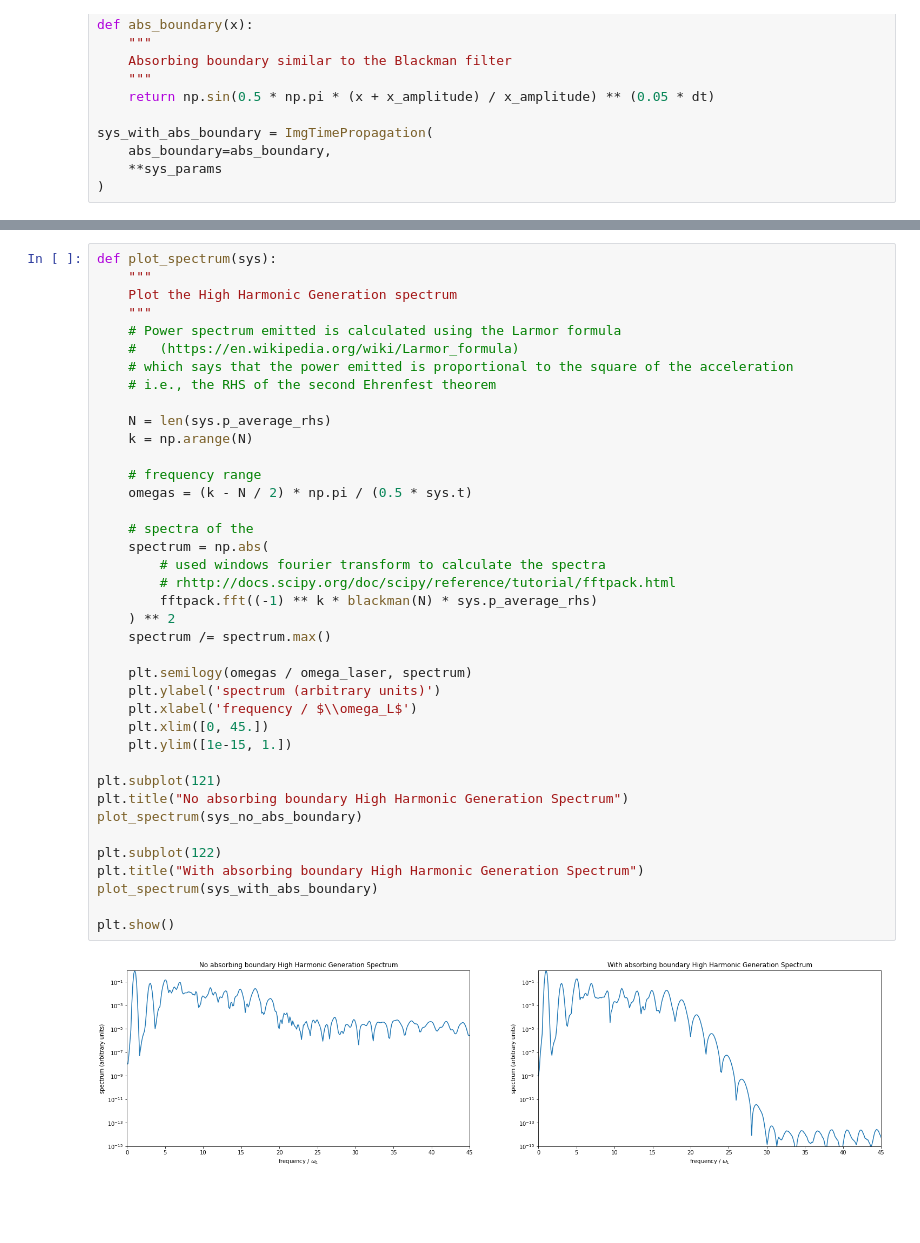
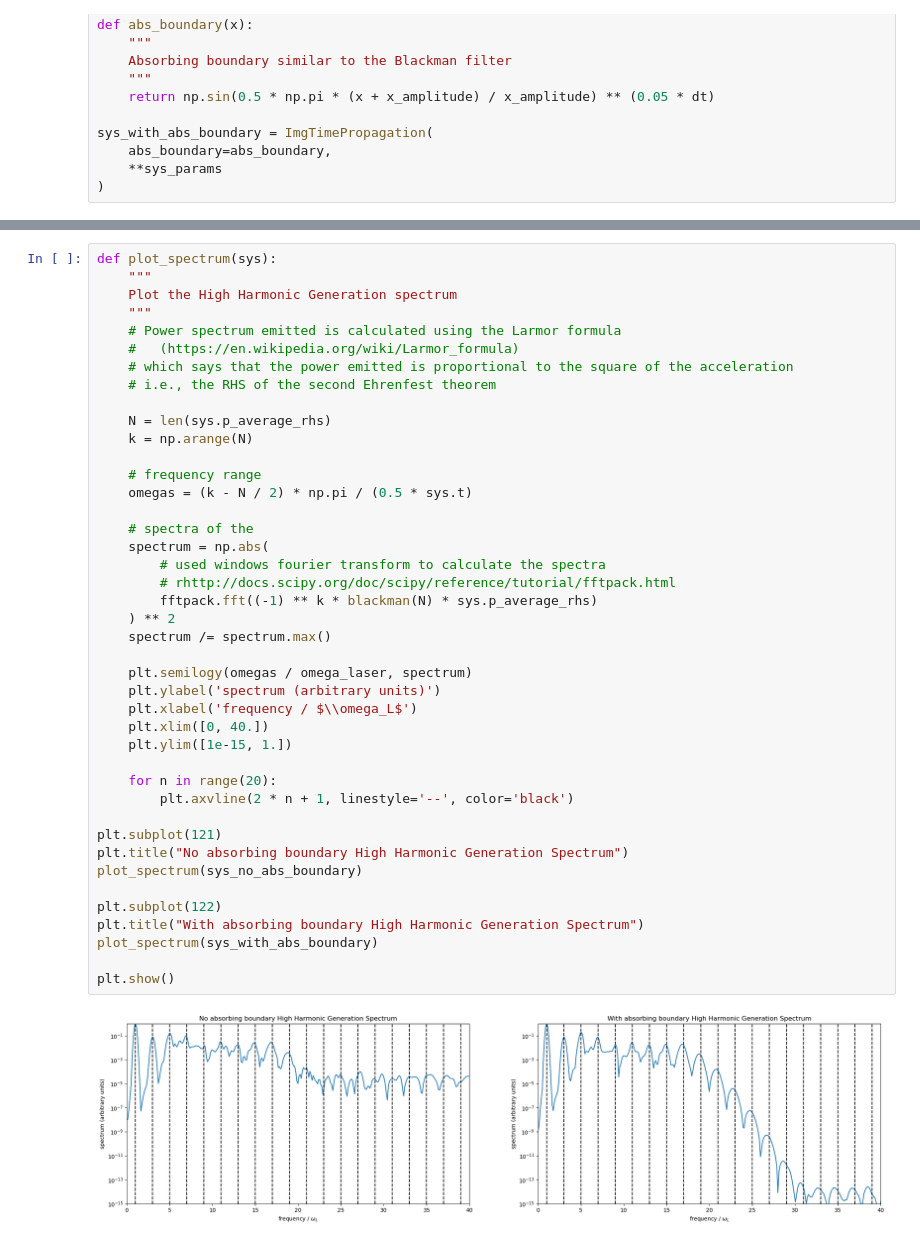
Before and after one commit to dibondar/QuantumClassicalDynamics, a Jupyter notebook: absorbing_boundary.ipynb, the cells around one changed output, grey strips where cells are left out. Cells and saved outputs as stored; diff of their text form; blank space fills up the shorter version.

```diff
--- a/absorbing_boundary.ipynb
+++ b/absorbing_boundary.ipynb
@@ -231,32 +231,35 @@ def plot_spectrum(sys):
 
     N = len(sys.p_average_rhs)
     k = np.arange(N)
 
     # frequency range
     omegas = (k - N / 2) * np.pi / (0.5 * sys.t)
 
     # spectra of the
     spectrum = np.abs(
         # used windows fourier transform to calculate the spectra
         # rhttp://docs.scipy.org/doc/scipy/reference/tutorial/fftpack.html
         fftpack.fft((-1) ** k * blackman(N) * sys.p_average_rhs)
     ) ** 2
     spectrum /= spectrum.max()
 
     plt.semilogy(omegas / omega_laser, spectrum)
     plt.ylabel('spectrum (arbitrary units)')
     plt.xlabel('frequency / $\\omega_L$')
-    plt.xlim([0, 45.])
+    plt.xlim([0, 40.])
     plt.ylim([1e-15, 1.])
+
+    for n in range(20):
+        plt.axvline(2 * n + 1, linestyle='--', color='black')
 
 plt.subplot(121)
 plt.title("No absorbing boundary High Harmonic Generation Spectrum")
 plot_spectrum(sys_no_abs_boundary)
 
 plt.subplot(122)
 plt.title("With absorbing boundary High Harmonic Generation Spectrum")
 plot_spectrum(sys_with_abs_boundary)
 
 plt.show()
 # %% [output]
-[figure, old version]
+[figure, new version]
```
Also changed, not shown: parts of 2 cells of this notebook, 1 other file.
